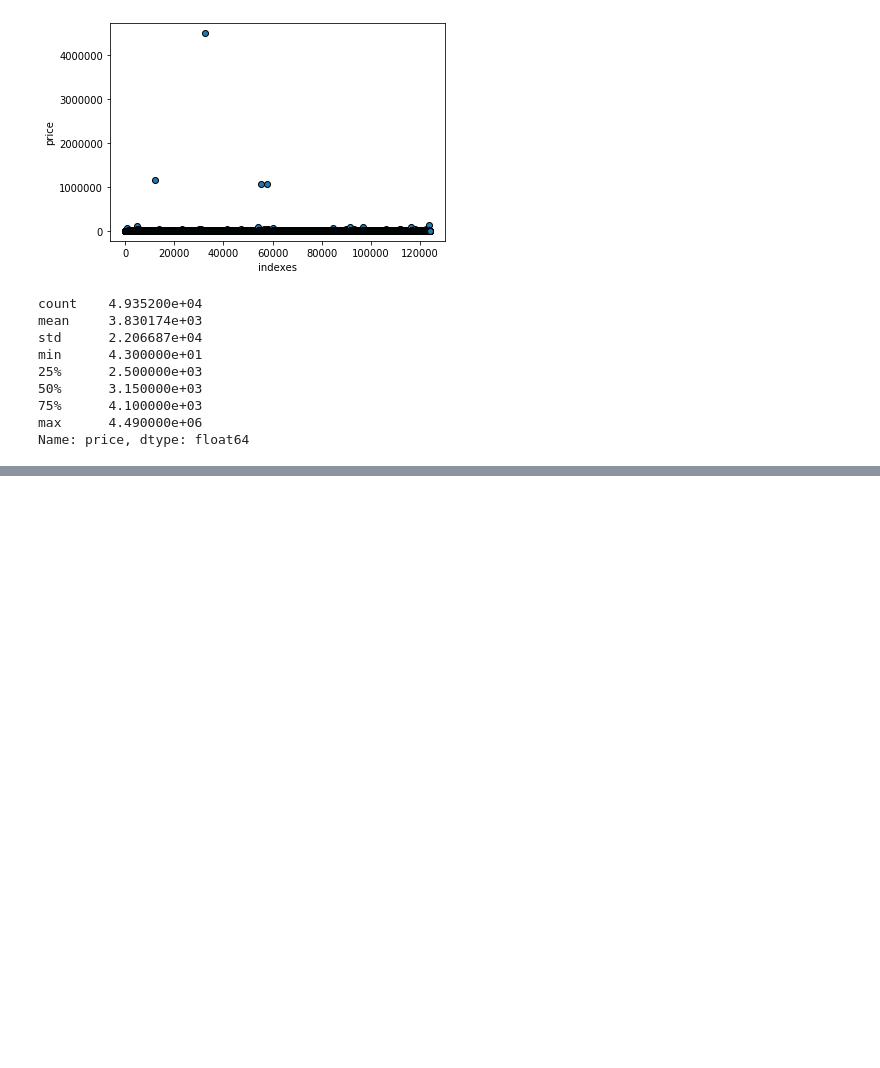
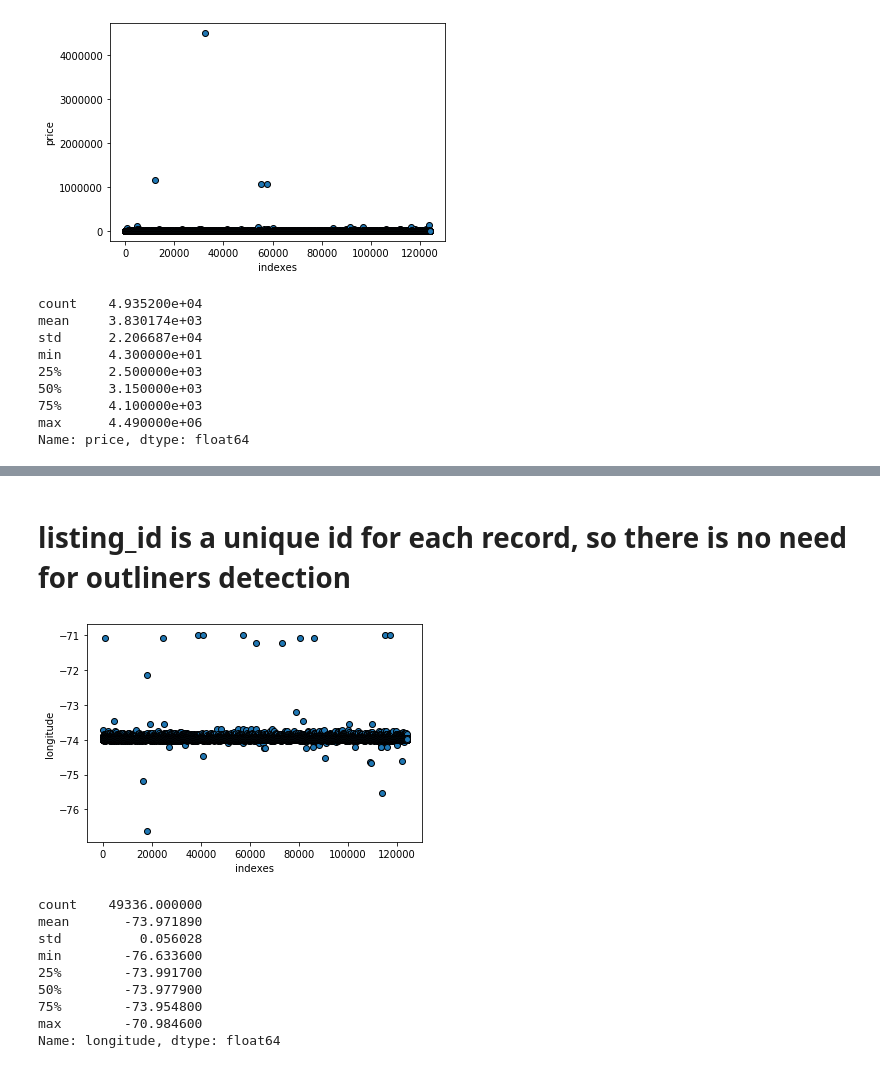
Before and after one commit to danlee0528/CMPT459-DataMiningProject, a Jupyter notebook: visualize_outliers.ipynb, the cells around one changed output, grey strips where cells are left out. Saved outputs shown, nothing was run; the diff lists cells and outputs as text; code cells hidden in the pictures; blank space fills up the shorter version.

```diff
--- a/visualize_outliers.ipynb
+++ b/visualize_outliers.ipynb
@@ -160,0 +194,25 @@ Name: price, dtype: float64
+# %% [markdown]
+# listing_id is a unique id for each record, so there is no need for outliners detection
+# %%
+#longitude plot after removing
+new_df = df2[(df2['longitude'] > -80) & (df2['longitude'] < -60)]
+
+indexes = list(new_df.index.values.tolist())
+values = list(new_df['longitude'][indexes])
+
+plt.scatter(indexes, values, edgecolor = 'black')
+plt.xlabel('indexes')
+plt.ylabel('longitude')
+plt.show()
+new_df['longitude'].describe()
+# %% [output]
+[figure, added]
+count    49336.000000
+mean       -73.971890
+std          0.056028
+min        -76.633600
+25%        -73.991700
+50%        -73.977900
+75%        -73.954800
+max        -70.984600
+Name: longitude, dtype: float64
```
Also changed, not shown: parts of 14 cells of this notebook.
